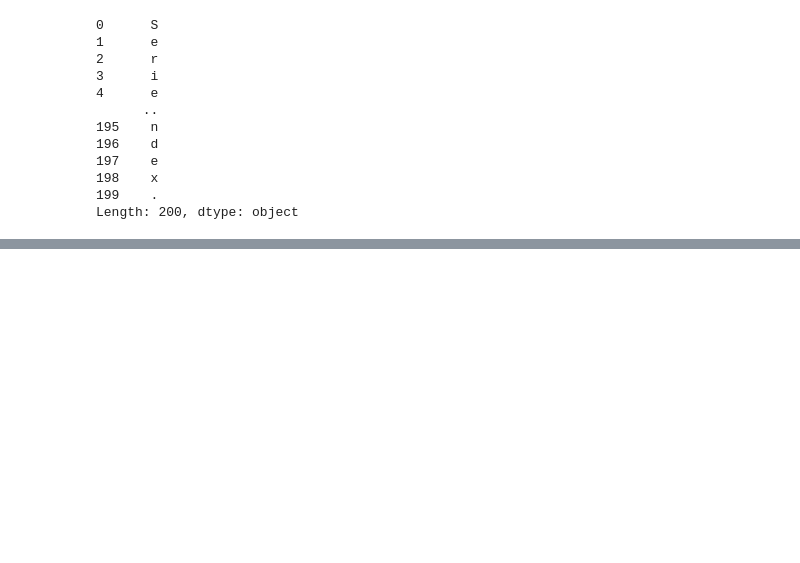
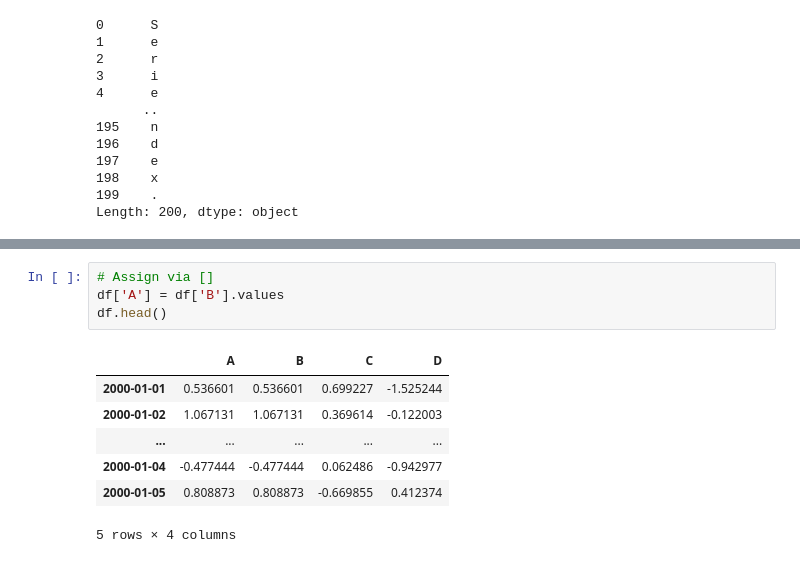
Before and after one commit to angelacpd/Scientific_Python, a Jupyter notebook: Lecture_6.ipynb, the cells around one changed output, grey strips where cells are left out. Drawn from its saved outputs; the diff is of its cells as text; blank space fills up the shorter version.

```diff
--- a/Lecture_6.ipynb
+++ b/Lecture_6.ipynb
@@ -368,0 +626,12 @@ print(sct_5)
+# %%
+# Assign via []
+df['A'] = df['B'].values
+df.head()
+# %% [output]
+|  | A | B | C | D |
+| 2000-01-01 | 0.536601 | 0.536601 | 0.699227 | -1.525244 |
+| 2000-01-02 | 1.067131 | 1.067131 | 0.369614 | -0.122003 |
+| ... | ... | ... | ... | ... |
+| 2000-01-04 | -0.477444 | -0.477444 | 0.062486 | -0.942977 |
+| 2000-01-05 | 0.808873 | 0.808873 | -0.669855 | 0.412374 |
+5 rows × 4 columns
```
Also changed, not shown: parts of 40 cells of this notebook.
